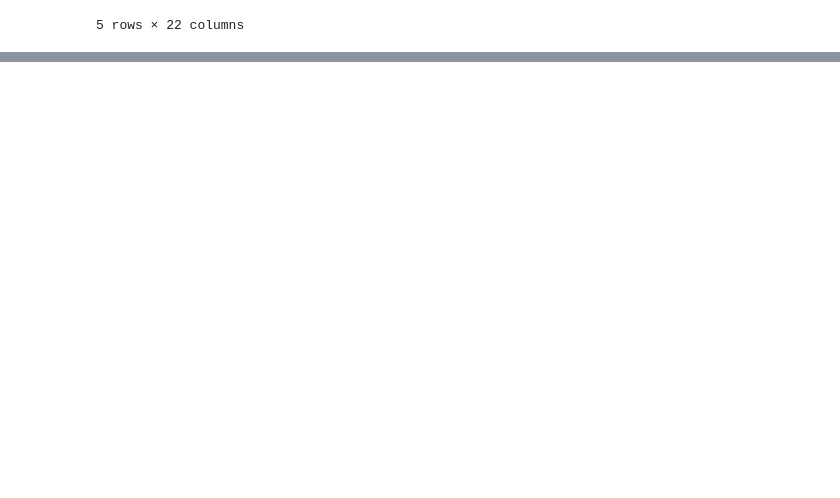
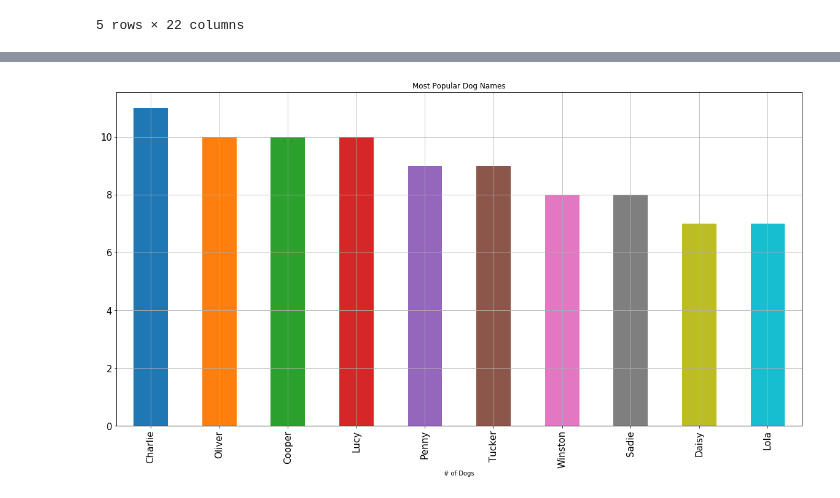
Before and after one commit to Rapter1990/Udacity-Data-Analyst-Nanodegree, a Jupyter notebook: P4_Wrangle_And_Analyze_Data/wrangle_act.ipynb, the cells around one changed output, grey strips where cells are left out. Drawn from its saved outputs; the diff is of its cells as text; code cells hidden in the pictures; blank space fills up the shorter version.

```diff
--- a/P4_Wrangle_And_Analyze_Data/wrangle_act.ipynb
+++ b/P4_Wrangle_And_Analyze_Data/wrangle_act.ipynb
@@ -1233,0 +1253,6 @@ twitter_analyze_visualize_df.head()
+# %%
+# show it via pie chart
+twitter_analyze_visualize_df["source"].value_counts().plot(kind='pie',
+                                                           label='',
+                                                           title='Which sources are used for retweet,favorite tweet');
+plt.rcParams["figure.figsize"] = [15, 10]
@@ -1233,0 +1278,11 @@ twitter_analyze_visualize_df.head()
+# %%
+# By not taking into account "None" value, show  the most 10 popular dog names.
+dogs_names = twitter_analyze_visualize_df.query('name != "None"')
+most_popular_dog_names_10 = dogs_names['name'].value_counts().head(10)
+
+most_popular_dog_names_10.plot(kind='bar', figsize=(20,10),grid=True, fontsize =15,
+             title = 'Most Popular Dog Names').set_xlabel('# of Dogs')
+
+plt.show()
+# %% [output]
+[figure, added]
```
Also changed, not shown: parts of 25 cells of this notebook.
